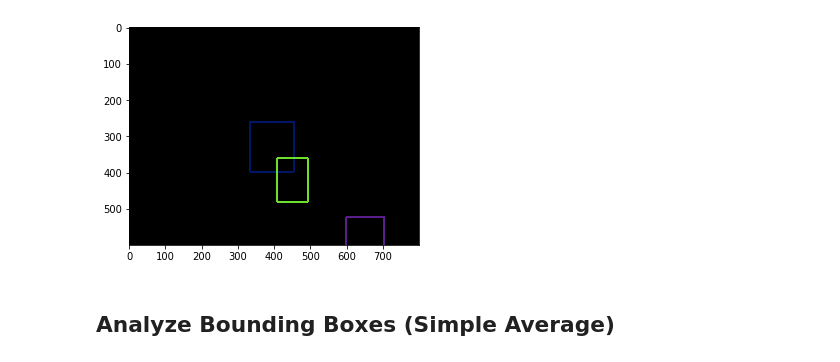
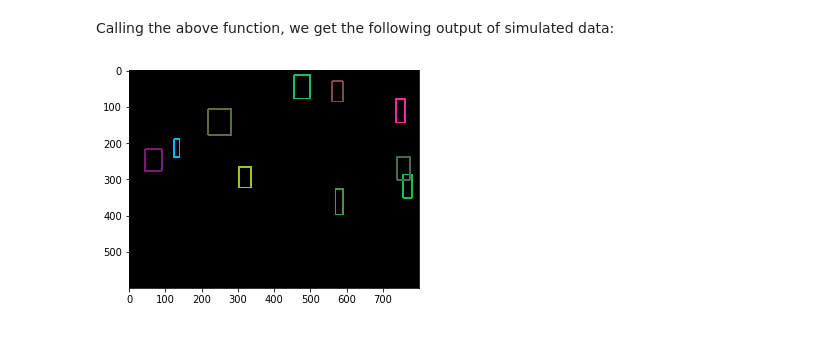
Before and after one commit to endernac/CV-Final-Project, a Jupyter notebook: bounding-box/sims_bounding-box.ipynb, the cells around one changed output. Saved outputs shown, nothing was run; the diff lists cells and outputs as text; code cells hidden in the pictures.

Commit message:
updated bounding-box with procedure in paper

```diff
--- a/bounding-box/sims_bounding-box.ipynb
+++ b/bounding-box/sims_bounding-box.ipynb
@@ -33,9 +35,9 @@ def simulate_data(dim, n_samples):
         # create rectangle at random location
         x1 = np.random.randint(cols)
         y1 = np.random.randint(rows)
-        height = 2*np.random.randint(48,72) # get height between 4 and 6 feet (1 in = 2 pixel)
-        x2 = x1 + height
-        y2 = y1 + np.random.randint(12,height)
+        height = np.random.randint(48,72) # get height between 4 and 6 feet (1 in = 1 px)
+        x2 = x1 + np.random.randint(12,height)
+        y2 = y1 + height
         # record keypoints in list
         box_list.append([y1,x1,y2,x2])
     # show image
@@ -44,20 +46,20 @@ def simulate_data(dim, n_samples):
     for idx, pts in enumerate(box_list):
         # draw rectangle of random color at selected location
         color = (np.random.randint(256),np.random.randint(256),np.random.randint(256))
-        cv2.rectangle(img,(pts[0],pts[1]),(pts[2],pts[3]),color,3)
+        cv2.rectangle(img,(pts[1],pts[0]),(pts[3],pts[2]),color,3)
     # show image
     plt.figure()
     plt.imshow(img)
     plt.show()
     # return list of points and image data
     return box_list, img
+# %% [markdown]
+Calling the above function, we get the following output of simulated data:
 # %%
 cols = 800
 rows = 600
-n_samples = 3
+n_samples = 10
 
 sim_box_list, img = simulate_data((cols, rows), n_samples)
 # %% [output]
-[figure, old version]
+[figure, new version]
-# %% [markdown]
-## Analyze Bounding Boxes (Simple Average)
```
Also changed, not shown: parts of 8 cells of this notebook, 3 other files.
